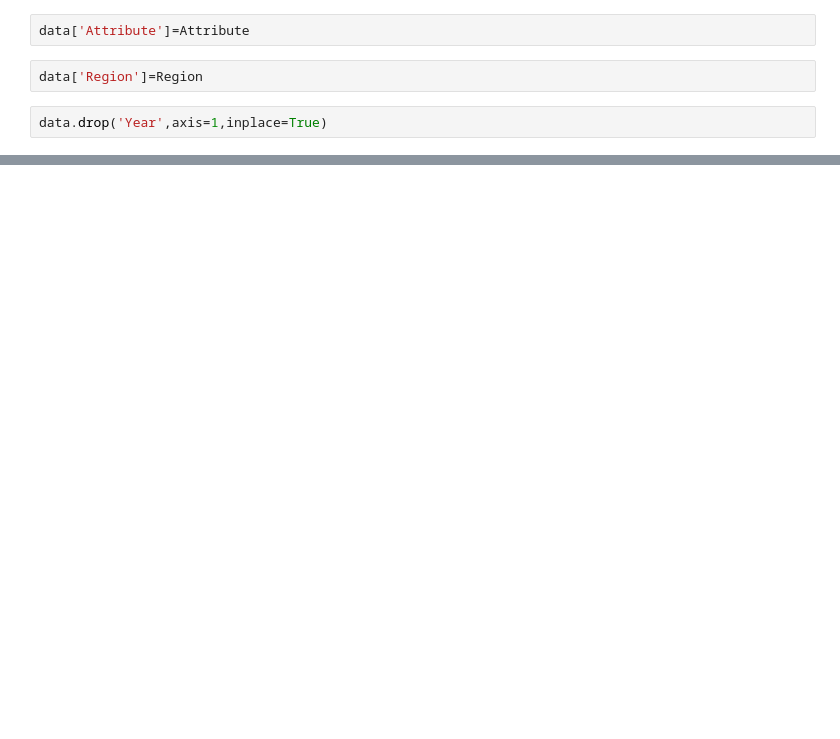
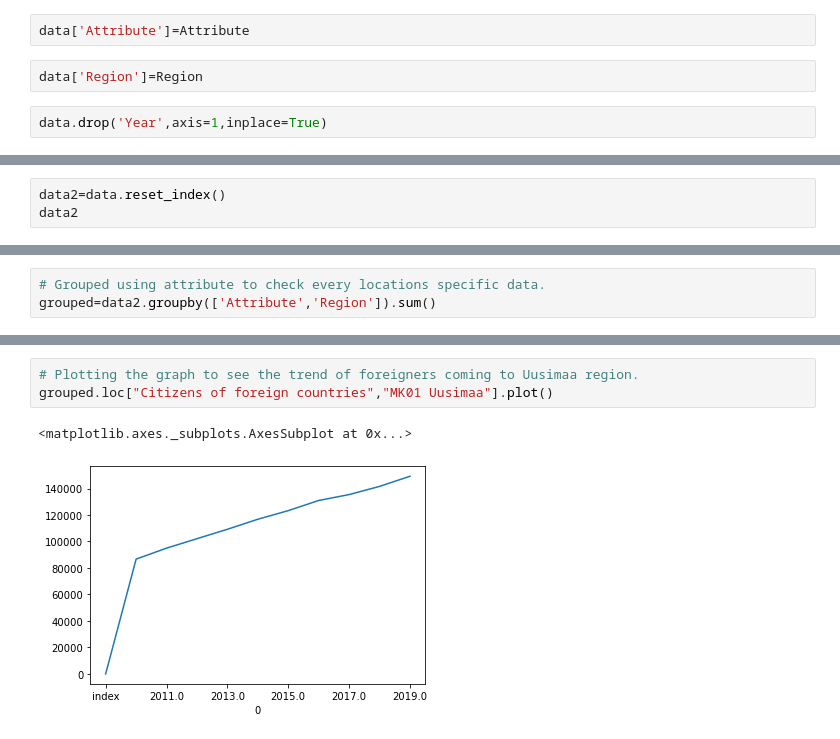
Before and after one commit to Thuong89/data_analysis_with_pandas, a Jupyter notebook: FinReport.ipynb, the cells around one changed output, grey strips where cells are left out. Cells and saved outputs as stored; diff of their text form; blank space fills up the shorter version.

```diff
--- a/FinReport.ipynb
+++ b/FinReport.ipynb
@@ -145,0 +165,3 @@ data
+# %%
+data2=data.reset_index()
+data2
@@ -145,0 +248,3 @@ data
+# %%
+# Grouped using attribute to check every locations specific data.
+grouped=data2.groupby(['Attribute','Region']).sum()
@@ -145,0 +297,6 @@ data
+# %%
+# Plotting the graph to see the trend of foreigners coming to Uusimaa region.
+grouped.loc["Citizens of foreign countries","MK01 Uusimaa"].plot()
+# %% [output]
+<matplotlib.axes._subplots.AxesSubplot at 0x...>
+[figure, added]
```
Also changed, not shown: parts of 34 cells of this notebook.
